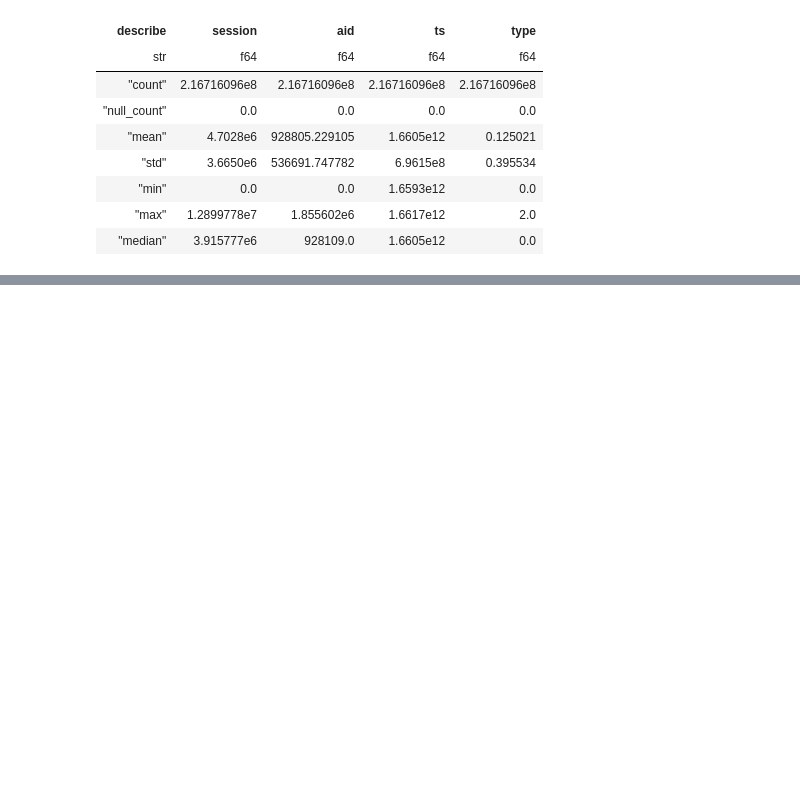
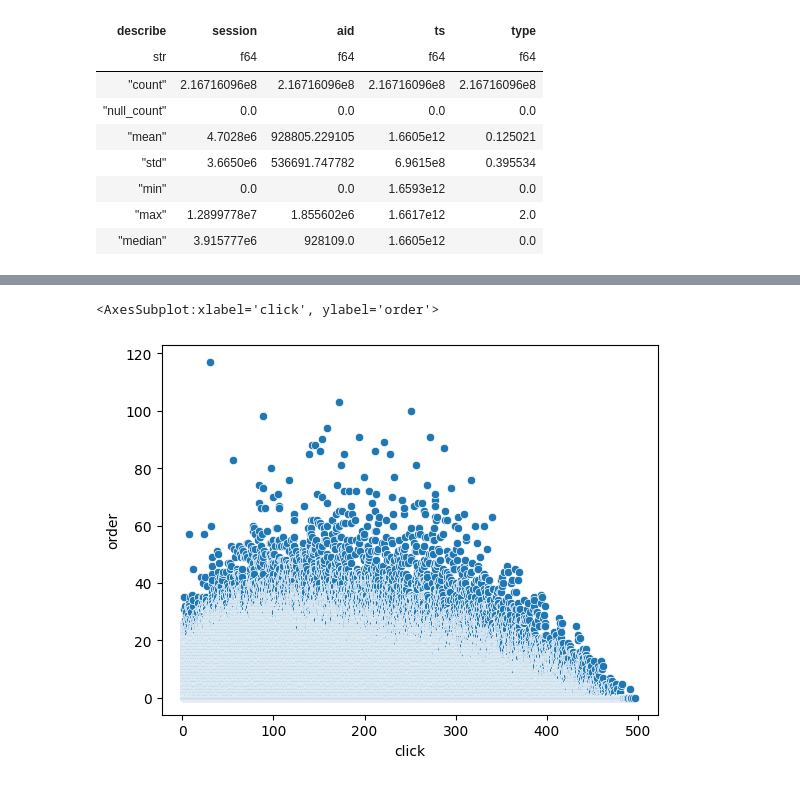
Before and after one commit to ReebalSami/Capstone-OTTO-Multi-Objective-Recommender-System, a Jupyter notebook: notebooks/EDA_1_parquet_read.ipynb, the cells around one changed output, grey strips where cells are left out. Drawn from its saved outputs; the diff is of its cells as text; code cells hidden in the pictures; blank space fills up the shorter version.

```diff
--- a/notebooks/EDA_1_parquet_read.ipynb
+++ b/notebooks/EDA_1_parquet_read.ipynb
@@ -94,3 +66,5 @@ shape: (7, 5)
 | "min" | 0.0 | 0.0 | 1.6593e12 | 0.0 |
 | "max" | 1.2899778e7 | 1.855602e6 | 1.6617e12 | 2.0 |
 | "median" | 3.915777e6 | 928109.0 | 1.6605e12 | 0.0 |
+# %%
+df = train
@@ -96,0 +95,16 @@ shape: (7, 5)
+# %%
+q = (
+    df.lazy()
+    .groupby("session")
+    .agg(
+        [
+            (pl.col("type") == 0).sum().alias("click"),
+            (pl.col("type") == 1).sum().alias("cart"),
+            (pl.col("type") == 2).sum().alias("order"),
+        ]
+    )
+    .sort("click", reverse=False)
+
+)
+
+df_type = q.collect()
@@ -96,0 +157,5 @@ shape: (7, 5)
+# %%
+sns.scatterplot(data = df_type, x="click", y="order")
+# %% [output]
+<AxesSubplot:xlabel='click', ylabel='order'>
+[figure, added]
```
Also changed, not shown: parts of 14 cells of this notebook.
